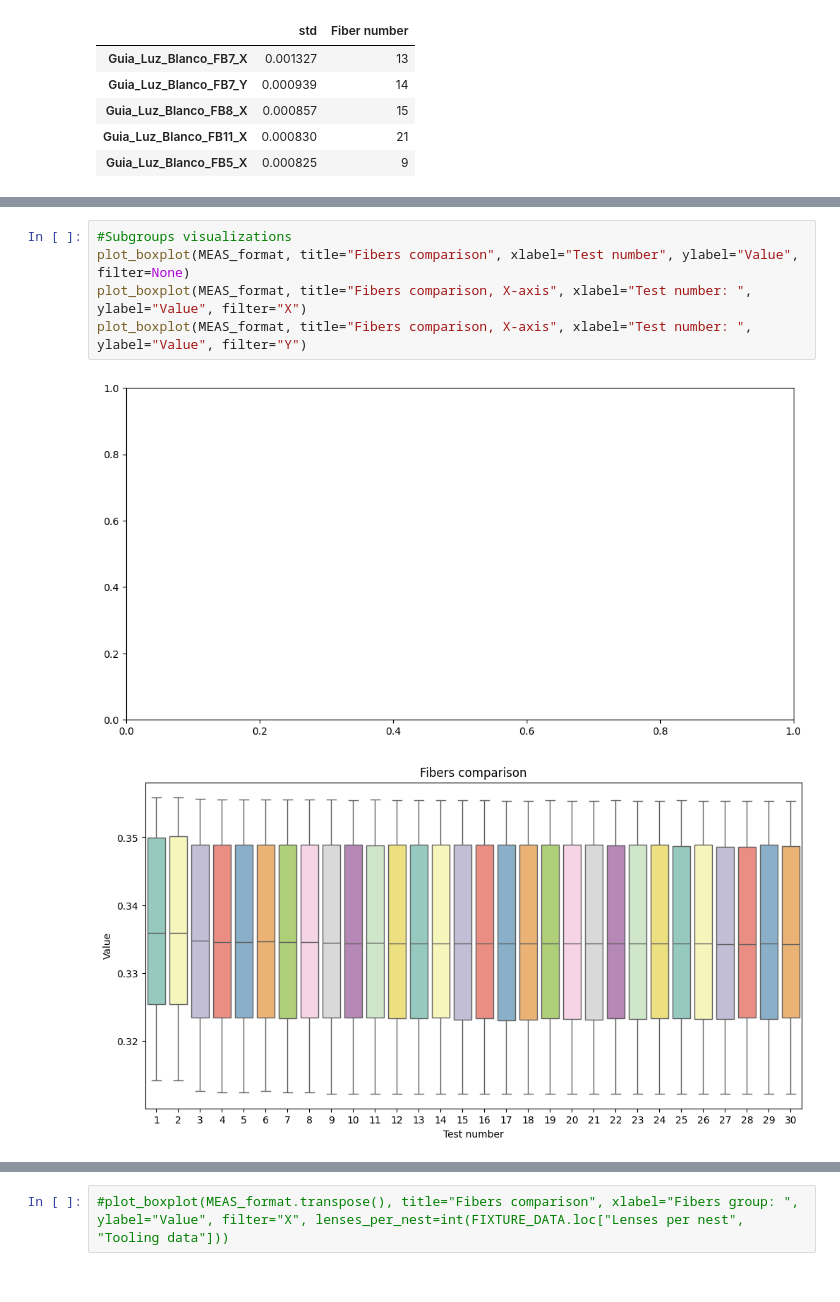
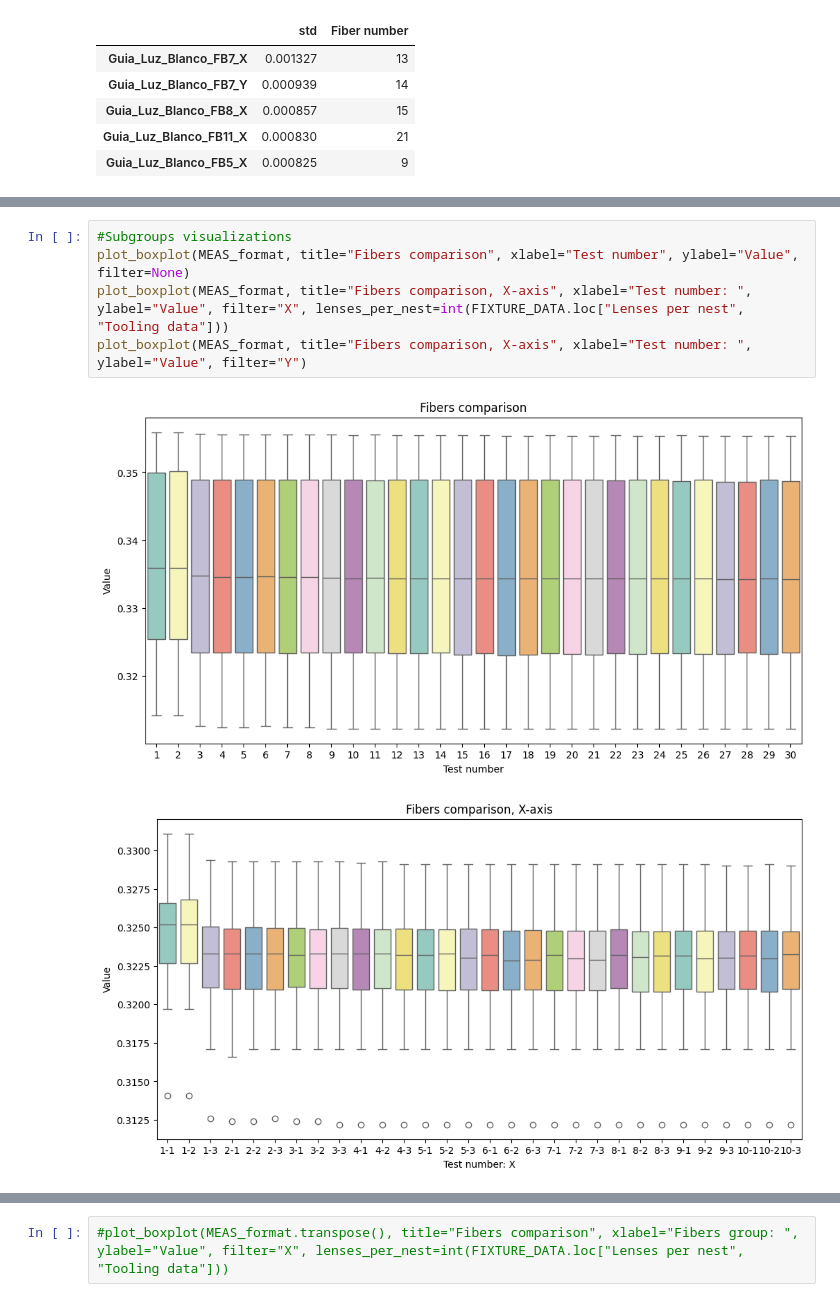
Before and after one commit to LucianoGP95/Python_Eiit_RyR, a Jupyter notebook: a2_Analyser/notebooks/a1_EDA.ipynb, the cells around one changed output, grey strips where cells are left out. Drawn from its saved outputs; the diff is of its cells as text.

```diff
--- a/a2_Analyser/notebooks/a1_EDA.ipynb
+++ b/a2_Analyser/notebooks/a1_EDA.ipynb
@@ -210,8 +210,8 @@ HBox(children=(Text(value='Guia_Luz_Blanco_FB1_X', description='Fiber label:', p
 # %%
 #Subgroups visualizations
 plot_boxplot(MEAS_format, title="Fibers comparison", xlabel="Test number", ylabel="Value", filter=None)
-plot_boxplot(MEAS_format, title="Fibers comparison, X-axis", xlabel="Test number: ", ylabel="Value", filter="X")
+plot_boxplot(MEAS_format, title="Fibers comparison, X-axis", xlabel="Test number: ", ylabel="Value", filter="X", lenses_per_nest=int(FIXTURE_DATA.loc["Lenses per nest", "Tooling data"]))
 plot_boxplot(MEAS_format, title="Fibers comparison, X-axis", xlabel="Test number: ", ylabel="Value", filter="Y")
 # %% [output]
-[figure, old version]
+[figure, new version]
-[figure, old version]
+[figure, new version]
```
Also changed, not shown: parts of 5 cells of this notebook, 1 other file.
